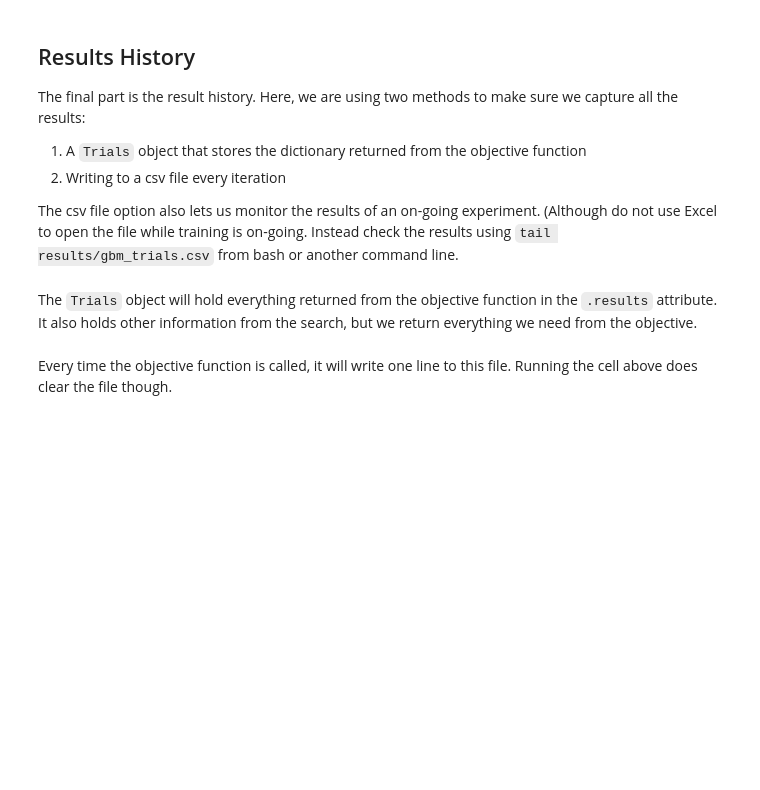
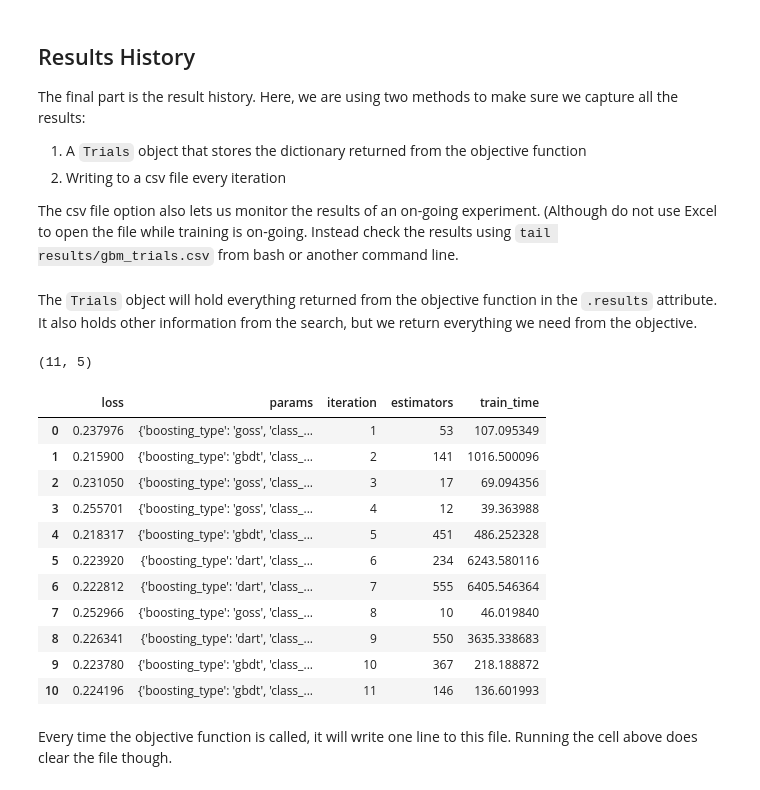
Before and after one commit to Jaskolk/ed-triage, a Jupyter notebook: Bayesian Hyperparameter Optimization of Gradient Boosting Machine.ipynb, the cells around one changed output. Saved outputs shown, nothing was run; the diff lists cells and outputs as text; code cells hidden in the pictures; blank space fills up the shorter version.

Commit message:
more parameter boosting

```diff
--- a/Bayesian Hyperparameter Optimization of Gradient Boosting Machine.ipynb
+++ b/Bayesian Hyperparameter Optimization of Gradient Boosting Machine.ipynb
@@ -832,6 +837,27 @@ writer = csv.writer(of_connection)
 # Write the headers to the file
 writer.writerow(['loss', 'params', 'iteration', 'estimators', 'train_time'])
 of_connection.close()
+# %%
+opt_df = pd.read_csv('gbm_trials.csv')
+# %%
+opt_df.shape
+# %% [output]
+(11, 5)
+# %%
+opt_df
+# %% [output]
+|  | loss | params | iteration | estimators | train_time |
+| 0 | 0.237976 | {'boosting_type': 'goss', 'class_... | 1 | 53 | 107.095349 |
+| 1 | 0.215900 | {'boosting_type': 'gbdt', 'class_... | 2 | 141 | 1016.500096 |
+| 2 | 0.231050 | {'boosting_type': 'goss', 'class_... | 3 | 17 | 69.094356 |
+| 3 | 0.255701 | {'boosting_type': 'goss', 'class_... | 4 | 12 | 39.363988 |
+| 4 | 0.218317 | {'boosting_type': 'gbdt', 'class_... | 5 | 451 | 486.252328 |
+| 5 | 0.223920 | {'boosting_type': 'dart', 'class_... | 6 | 234 | 6243.580116 |
+| 6 | 0.222812 | {'boosting_type': 'dart', 'class_... | 7 | 555 | 6405.546364 |
+| 7 | 0.252966 | {'boosting_type': 'goss', 'class_... | 8 | 10 | 46.019840 |
+| 8 | 0.226341 | {'boosting_type': 'dart', 'class_... | 9 | 550 | 3635.338683 |
+| 9 | 0.223780 | {'boosting_type': 'gbdt', 'class_... | 10 | 367 | 218.188872 |
+| 10 | 0.224196 | {'boosting_type': 'gbdt', 'class_... | 11 | 146 | 136.601993 |
 # %% [markdown]
 Every time the objective function is called, it will write one line to this file. Running the cell above does clear the file though.
 # %% [markdown]
```
Also changed, not shown: parts of 28 cells of this notebook, 1 other file.
